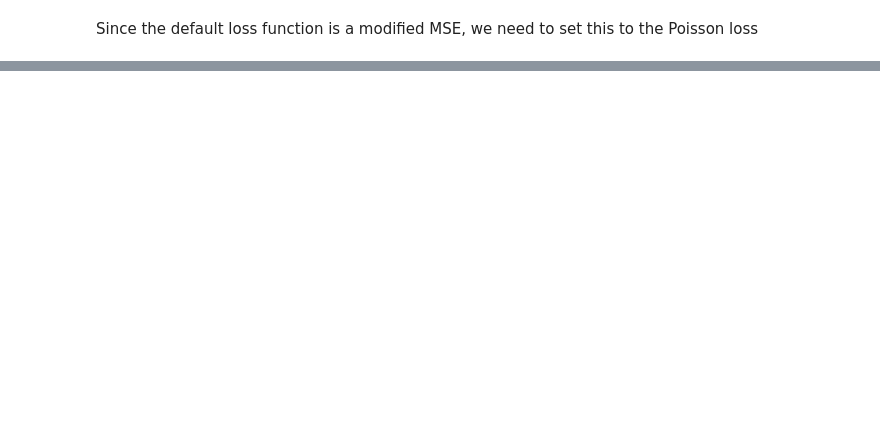
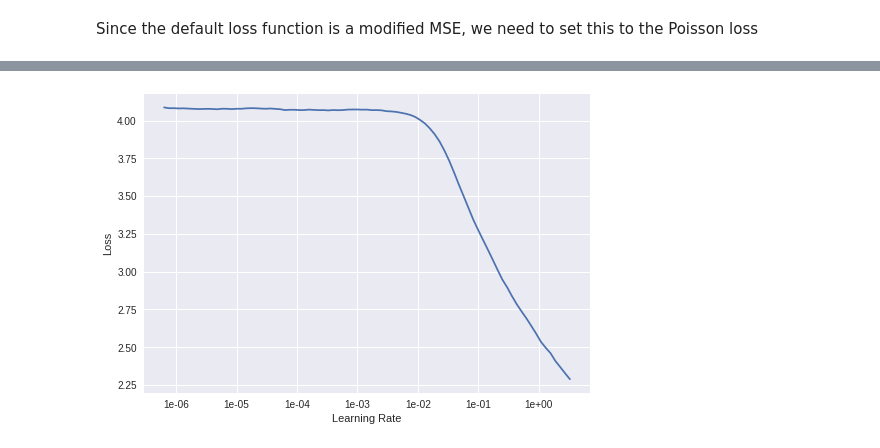
Before and after one commit to RonRichman/fastai_on_freMTPL, a Jupyter notebook: fremtpl.ipynb, the cells around one changed output, grey strips where cells are left out. Drawn from its saved outputs; the diff is of its cells as text; code cells hidden in the pictures; blank space fills up the shorter version.

```diff
--- a/fremtpl.ipynb
+++ b/fremtpl.ipynb
@@ -115,6 +162,6 @@ path = Path('')
 data = (TabularList.from_df(freMTPL2freq, path=path, cat_names=cats, cont_names=cont, procs=procs)
                    .split_by_idx(validation_idx)
                    .label_from_df(cols=dep_var, label_cls=FloatList, log=False)
-                   .databunch())
+                   .databunch(bs=256))
 
 data
@@ -121,9 +188,9 @@ data
 # %%
 def poisson_dev(pred:Tensor, targ:Tensor)->Rank0Tensor:
-    "Mean squared logarithmic error between `pred` and `targ`."
-    eps = 10e-5
+    "Poisson deviance between `pred` and `targ`."
+    eps = 10e-4
     return 2*torch.mean(pred - targ - targ*(torch.log(torch.clamp(pred,min = eps))-torch.log(torch.clamp(targ,min = eps))))
 # %%
-max_y = np.max(train['ClaimNb'])*1.2
+max_y = np.max(train['ClaimNb'])*1
 print(max_y)
 y_range = torch.tensor([0, max_y], device=defaults.device)
@@ -130,3 +199,4 @@ y_range = torch.tensor([0, max_y], device=defaults.device)
 # %%
-learn = tabular_learner(data, llayers=[1000,500], ps=[0.001,0.01], emb_drop=0.04,
-                      metrics=poisson_dev,y_range=y_range )
+learn = tabular_learner(data,emb_szs={'Area':2, 'VehPower':2, 'VehBrand':5, 'VehGas':1, 'Region':5},
+                        layers=[32,32], ps=[0.05,0.05], emb_drop=0,
+                      metrics=poisson_dev,y_range=y_range, wd=0)
@@ -140,0 +258,4 @@ learn.loss_func = poisson_dev
+# %%
+learn.recorder.plot()
+# %% [output]
+[figure, added]
```
Also changed, not shown: parts of 20 cells of this notebook.
